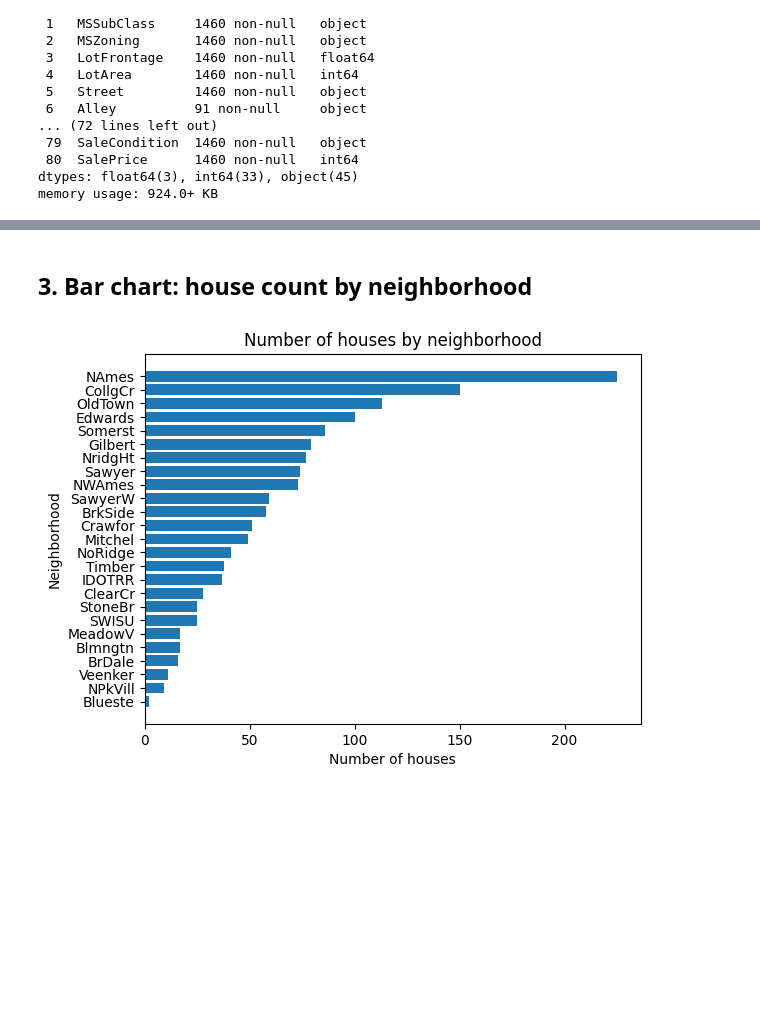
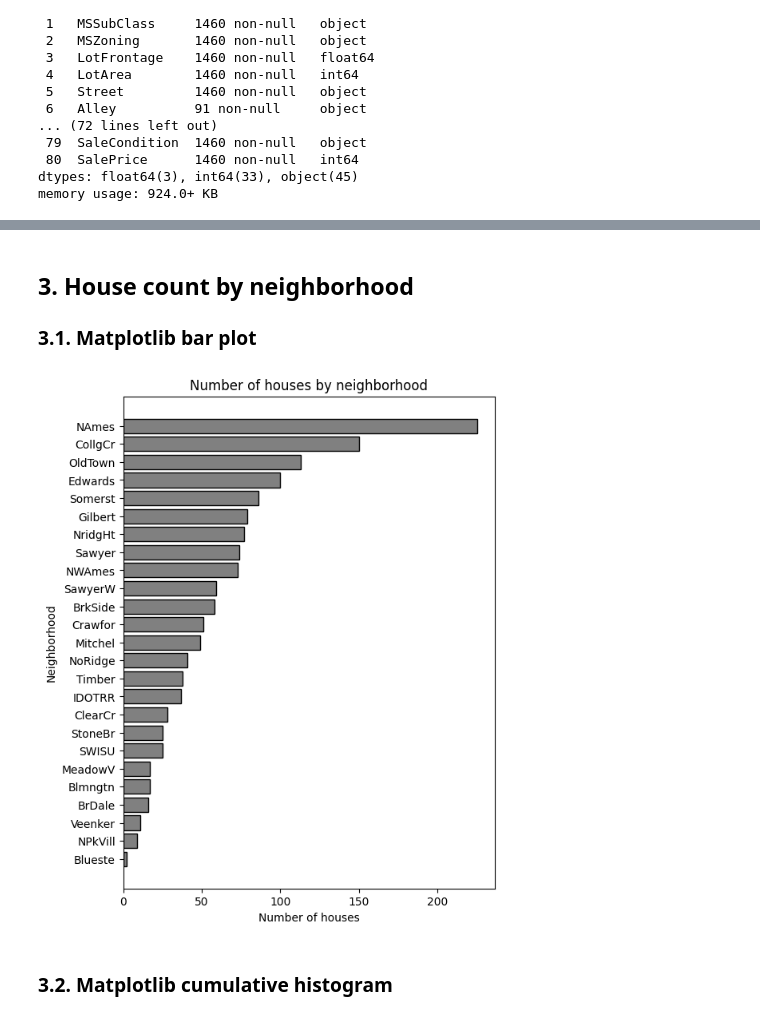
Before and after one commit to pallavitalasila26/FSA_devops, a Jupyter notebook: notebooks/unit2/lesson_11/Lesson_11_activity_solution.ipynb, the cells around one changed output, grey strips where cells are left out. Cells and saved outputs as stored; diff of their text form; code cells hidden in the pictures; blank space fills up the shorter version.

```diff
--- a/notebooks/unit2/lesson_11/Lesson_11_activity_solution.ipynb
+++ b/notebooks/unit2/lesson_11/Lesson_11_activity_solution.ipynb
@@ -54,0 +58,3 @@ memory usage: 924.0+ KB
+# %%
+# Convert sale year to string so we can handle it as a categorical variable
+df['YrSold'] = df['YrSold'].astype(str)
@@ -77,0 +177,3 @@ plt.show()
+# %%
+# Normalize sale price by lot area
+df['PricePerLotSqFt'] = df['SalePrice'] / df['LotArea']
@@ -78,14 +255,19 @@ plt.show()
 # %% [markdown]
-## 3. Bar chart: house count by neighborhood
+## 3. House count by neighborhood
+
+### 3.1. Matplotlib bar plot
 # %%
 # Count houses by neighborhood
 neighborhood_counts = df['Neighborhood'].value_counts().sort_values(ascending=True)
 
 # Create bar chart
+plt.figure(figsize=(6,8))
 plt.title('Number of houses by neighborhood')
-plt.barh(neighborhood_counts.index, neighborhood_counts.values)
+plt.barh(neighborhood_counts.index, neighborhood_counts.values, color='grey', edgecolor='black')
 plt.xlabel('Number of houses')
 plt.ylabel('Neighborhood')
 plt.show()
 # %% [output]
-[figure, old version]
+[figure, new version]
+# %% [markdown]
+### 3.2. Matplotlib cumulative histogram
```
Also changed, not shown: parts of 56 cells of this notebook.
